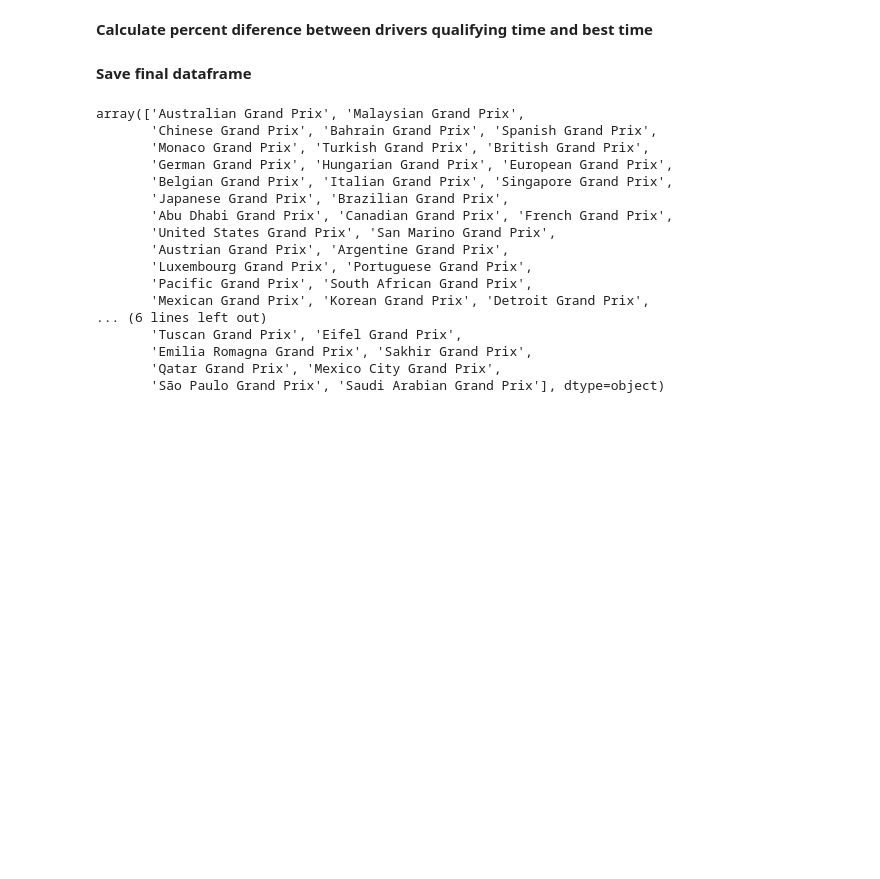
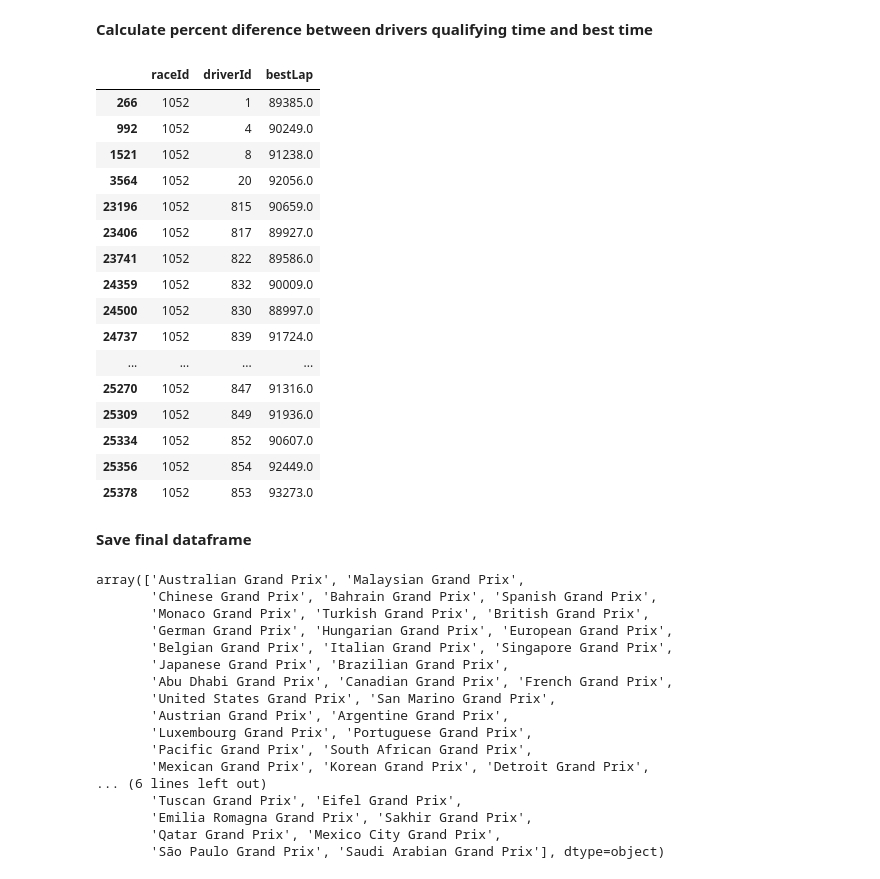
Before and after one commit to mariuscaptari/machine-learning-coursework, a Jupyter notebook: notebooks/01-feature-extraction.ipynb, the cells around one changed output. Drawn from its saved outputs; the diff is of its cells as text; code cells hidden in the pictures; blank space fills up the shorter version.

```diff
--- a/notebooks/01-feature-extraction.ipynb
+++ b/notebooks/01-feature-extraction.ipynb
@@ -122,7 +123,7 @@ for date in tqdm(df.date.unique()):
     df.loc[df['date'] == date, 'racesRetired'] = dfaux.merge(races_retired_by_driver, on=['date','driverId'], how='left')['racesRetired'].values
 
     #Number of races finished
-    races_finished_by_driver = df[df.date < date].groupby('driverId')['status'].apply(lambda x: ((x=='Finished') | ("+" in x)).sum()).reset_index(name='racesFinished')
+    races_finished_by_driver = df[df.date < date].groupby('driverId')['position'].apply(lambda x: (x!='\\N').sum()).reset_index(name='racesFinished')
     races_finished_by_driver['date'] = date
     dfaux = df[df['date'] == date].copy()
     dfaux['racesFinished'] = 'to_delete'
@@ -169,6 +203,26 @@ df = df.merge(quali_aux, on = ['raceId','driverId'], how = 'left')
 df = df.merge(quali_aux_best, on = ['raceId'], how = 'left')
 df['percentageOfBestQuali'] = (df['bestLap_x'] / df['bestLap_y'])*100
 df = df.drop(columns=['bestLap_x', 'bestLap_y'])
+# %%
+quali_aux.loc[quali_aux['raceId'] == 1052]
+# %% [output]
+|  | raceId | driverId | bestLap |
+| 266 | 1052 | 1 | 89385.0 |
+| 992 | 1052 | 4 | 90249.0 |
+| 1521 | 1052 | 8 | 91238.0 |
+| 3564 | 1052 | 20 | 92056.0 |
+| 23196 | 1052 | 815 | 90659.0 |
+| 23406 | 1052 | 817 | 89927.0 |
+| 23741 | 1052 | 822 | 89586.0 |
+| 24359 | 1052 | 832 | 90009.0 |
+| 24500 | 1052 | 830 | 88997.0 |
+| 24737 | 1052 | 839 | 91724.0 |
+| ... | ... | ... | ... |
+| 25270 | 1052 | 847 | 91316.0 |
+| 25309 | 1052 | 849 | 91936.0 |
+| 25334 | 1052 | 852 | 90607.0 |
+| 25356 | 1052 | 854 | 92449.0 |
+| 25378 | 1052 | 853 | 93273.0 |
 # %% [markdown]
 **Save final dataframe**
 # %%
```
Also changed, not shown: parts of 4 cells of this notebook, 7 other files.
